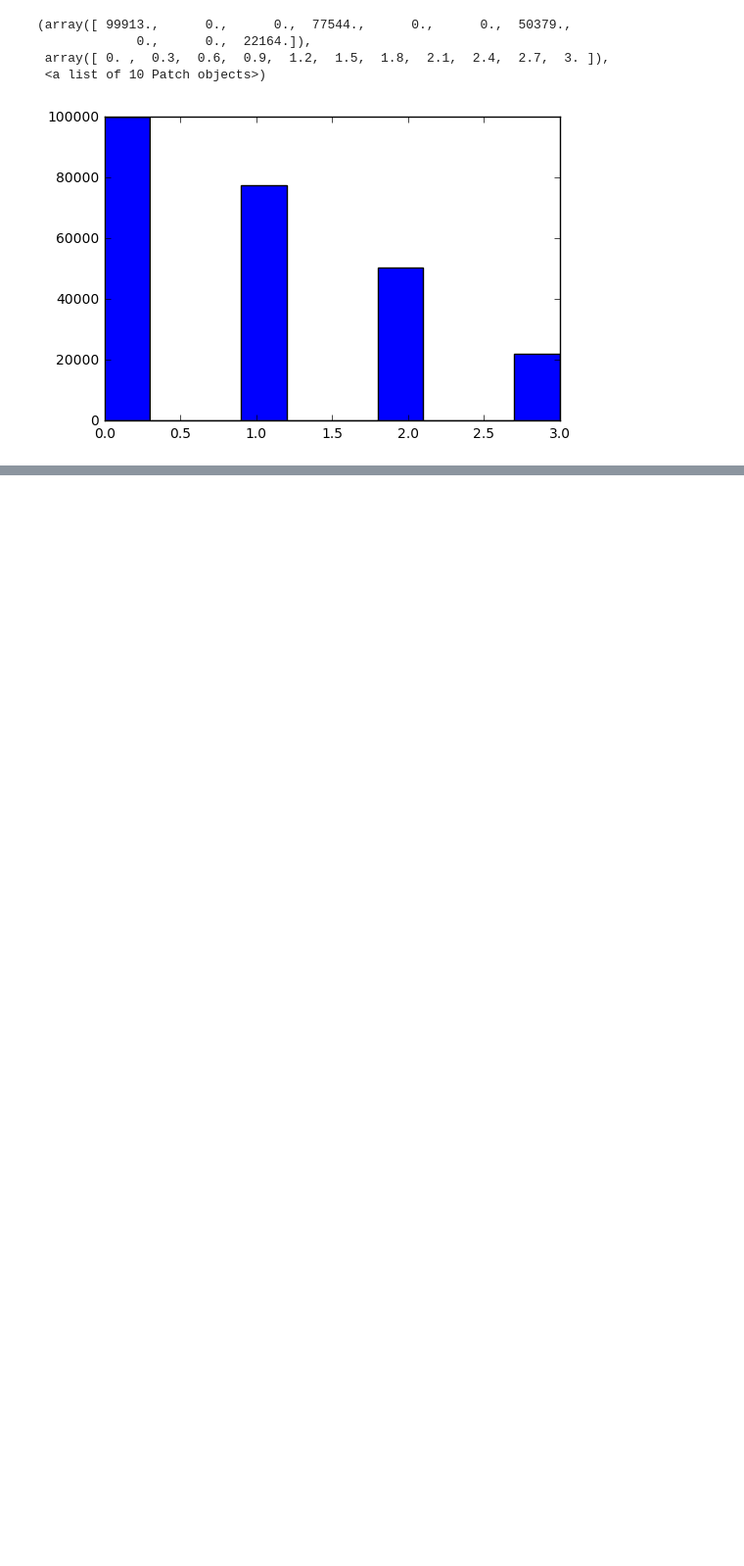
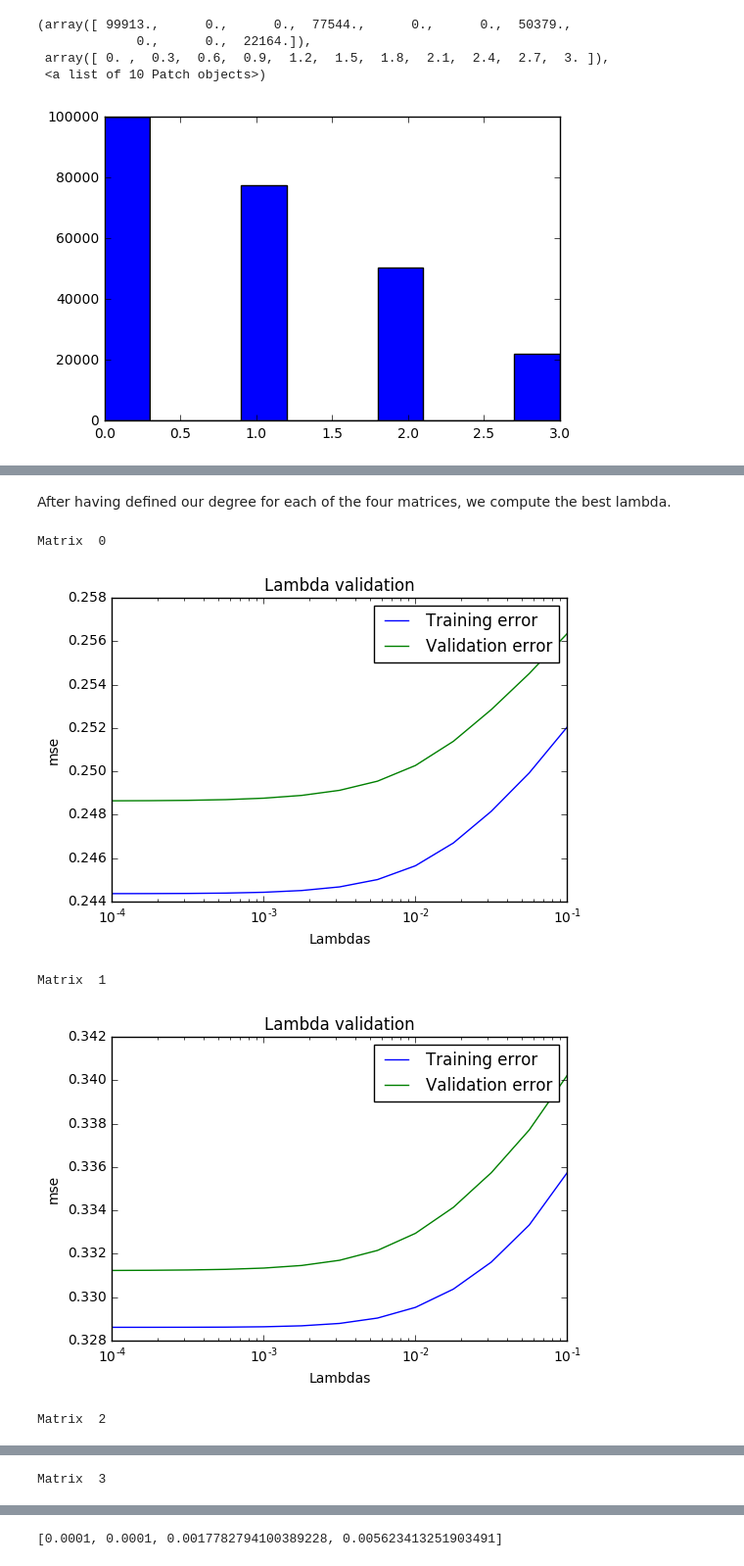
Before and after one commit to RA-Danny/PCML_Project1, a Jupyter notebook: scripts/project1.ipynb, the cells around one changed output, grey strips where cells are left out. Shown at 98% size. Cells and saved outputs as stored; diff of their text form; code cells hidden in the pictures; blank space fills up the shorter version.

```diff
--- a/scripts/project1.ipynb
+++ b/scripts/project1.ipynb
@@ -403,0 +296,40 @@ for i in range(0,4):
+# %% [markdown]
+After having defined our degree for each of the four matrices, we compute the best lambda.
+# %%
+#lambda validation
+
+lambdas = np.logspace(-4, -1, 13)
+k_fold = 4
+
+best_lambdas = []
+for i in range(0,4):
+    print("Matrix ",i)
+
+    mean_train_mse = []
+    mean_cv_mse = []
+    k_indices = build_k_indices(y_train[i], k_fold, seed=1)
+
+    # For each lambda, compute the error and weights with the ridge regression algorithm
+    for lamb in lambdas:
+        train_mse, cv_mse = k_fold_means_ridge(y_train[i], x_train[i], best_degrees[i], lamb, k_fold, k_indices)
+        mean_train_mse.append(train_mse)
+        mean_cv_mse.append(cv_mse)
+
+    # Plot the errors for all lambdas
+    p=plt.semilogx(lambdas,mean_train_mse,lambdas,mean_cv_mse)
+    plt.title("Lambda validation")
+    plt.legend(p, ["Training error","Validation error"])
+    plt.xlabel('Lambdas')
+    plt.ylabel('mse')
+    plt.show()
+
+    # Take the best lambda for this matrix
+    best_lambdas.append(lambdas[np.argmin(mean_cv_mse)])
+
+print(best_lambdas)
+# %% [output]
+Matrix  0
+[figure, added]
+Matrix  1
+[figure, added]
+Matrix  2
@@ -403,0 +337 @@ for i in range(0,4):
+Matrix  3
@@ -403,0 +339 @@ for i in range(0,4):
+[0.0001, 0.0001, 0.0017782794100389228, 0.005623413251903491]
```
Also changed, not shown: parts of 58 cells of this notebook, 2 other files.
